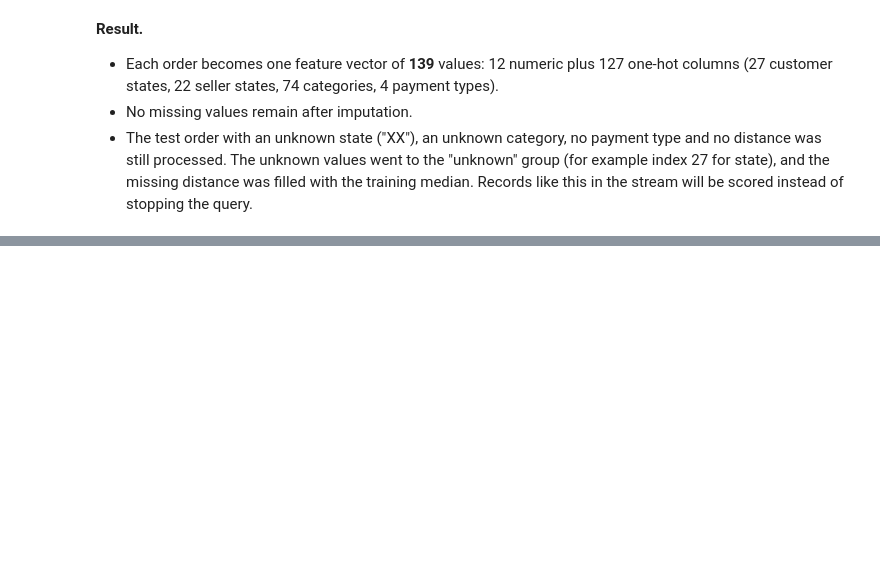
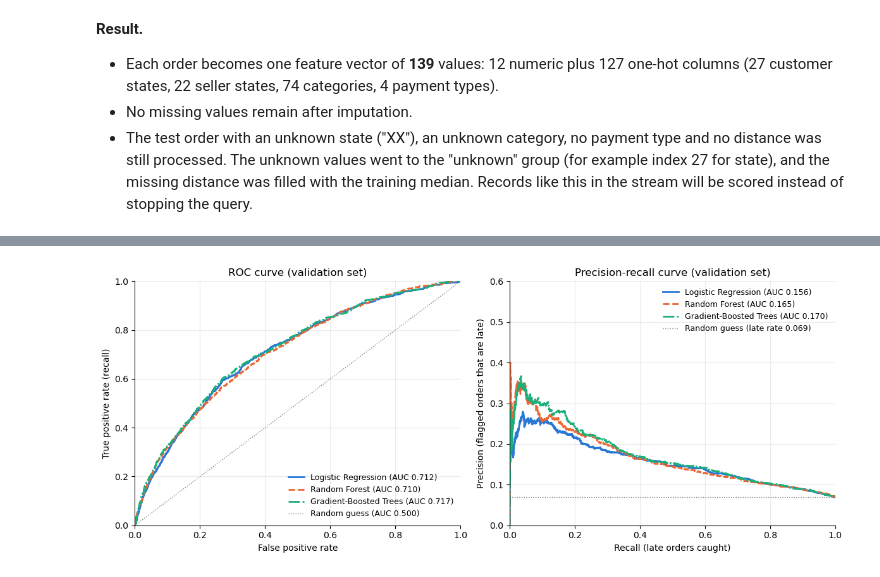
Before and after one commit to ndec0001-max/ITO5202_A2, a Jupyter notebook: assessment2.ipynb, the cells around one changed output, grey strips where cells are left out. Cells and saved outputs as stored; diff of their text form; code cells hidden in the pictures; blank space fills up the shorter version.

Commit message:
model selection and evaluation

```diff
--- a/assessment2.ipynb
+++ b/assessment2.ipynb
@@ -1178,0 +1230,16 @@ a null distance is replaced by the training median of log(1 + distance).
+# %%
+# ---------------------------------------------------------------
+# Model definitions
+# ---------------------------------------------------------------
+common = dict(featuresCol="features", labelCol=LABEL_COL, weightCol="class_weight")
+
+models = {
+    "Logistic Regression": LogisticRegression(maxIter=100, regParam=0.001,
+                                              elasticNetParam=0.0, **common),
+    "Random Forest": RandomForestClassifier(numTrees=100, maxDepth=12,
+                                            minInstancesPerNode=20,
+                                            featureSubsetStrategy="sqrt",
+                                            seed=SEED, **common),
+    "Gradient-Boosted Trees": GBTClassifier(maxIter=100, maxDepth=4, stepSize=0.1,
+                                            subsamplingRate=0.8, seed=SEED, **common),
+}
@@ -1178,0 +1400,57 @@ a null distance is replaced by the training median of log(1 + distance).
+# %%
+# ---------------------------------------------------------------
+# ROC and precision-recall curves on the validation set
+# ---------------------------------------------------------------
+import numpy as np
+import matplotlib.pyplot as plt
+
+def validation_scores(model):
+    '''Predicted probability of 'late' and the true label, as numpy arrays.'''
+    pdf = (model.transform(val_df)
+           .select(vector_to_array("probability")[1].alias("p_late"), LABEL_COL)
+           .toPandas())
+    return pdf["p_late"].to_numpy(), pdf[LABEL_COL].to_numpy()
+
+def curve_points(p, y):
+    '''ROC (FPR, TPR) and PR (recall, precision) points, one per ranked order.'''
+    order = np.argsort(-p)
+    y = y[order]
+    tp = np.cumsum(y)
+    fp = np.cumsum(1 - y)
+    tpr = tp / y.sum()                      # = recall
+    fpr = fp / (len(y) - y.sum())
+    precision = tp / (tp + fp)
+    return fpr, tpr, tpr, precision
+
+COLOURS = {"Logistic Regression": "#2a78d6",      # fixed colour per model
+           "Random Forest": "#eb6834",
+           "Gradient-Boosted Trees": "#1baf7a"}
+STYLES = {"Logistic Regression": "-", "Random Forest": "--", "Gradient-Boosted Trees": "-."}
+
+scores = {name: validation_scores(fitted[name]) for name in models}
+late_rate = n_val_late / n_val
+
+fig, (ax_roc, ax_pr) = plt.subplots(1, 2, figsize=(12, 4.8))
+for name, (p, y) in scores.items():
+    fpr, tpr, rec, prec = curve_points(p, y)
+    ax_roc.plot(fpr, tpr, STYLES[name], color=COLOURS[name], lw=2,
+                label=f"{name} (AUC {comparison.loc[name, 'AUC-ROC']:.3f})")
+    ax_pr.plot(rec, prec, STYLES[name], color=COLOURS[name], lw=2,
+               label=f"{name} (AUC {comparison.loc[name, 'AUC-PR']:.3f})")
+
+ax_roc.plot([0, 1], [0, 1], ":", color="grey", lw=1, label="Random guess (AUC 0.500)")
+ax_pr.axhline(late_rate, ls=":", color="grey", lw=1,
+              label=f"Random guess (late rate {late_rate:.3f})")
+
+ax_roc.set(title="ROC curve (validation set)", xlabel="False positive rate",
+           ylabel="True positive rate (recall)", xlim=(0, 1), ylim=(0, 1))
+ax_pr.set(title="Precision-recall curve (validation set)", xlabel="Recall (late orders caught)",
+          ylabel="Precision (flagged orders that are late)", xlim=(0, 1), ylim=(0, 0.6))
+for ax in (ax_roc, ax_pr):
+    ax.grid(alpha=0.25)
+    ax.spines[["top", "right"]].set_visible(False)
+    ax.legend(loc="lower right" if ax is ax_roc else "upper right", fontsize=9, frameon=False)
+plt.tight_layout()
+plt.show()
+# %% [output]
+[figure, added]
```
Also changed, not shown: parts of 10 cells of this notebook.
